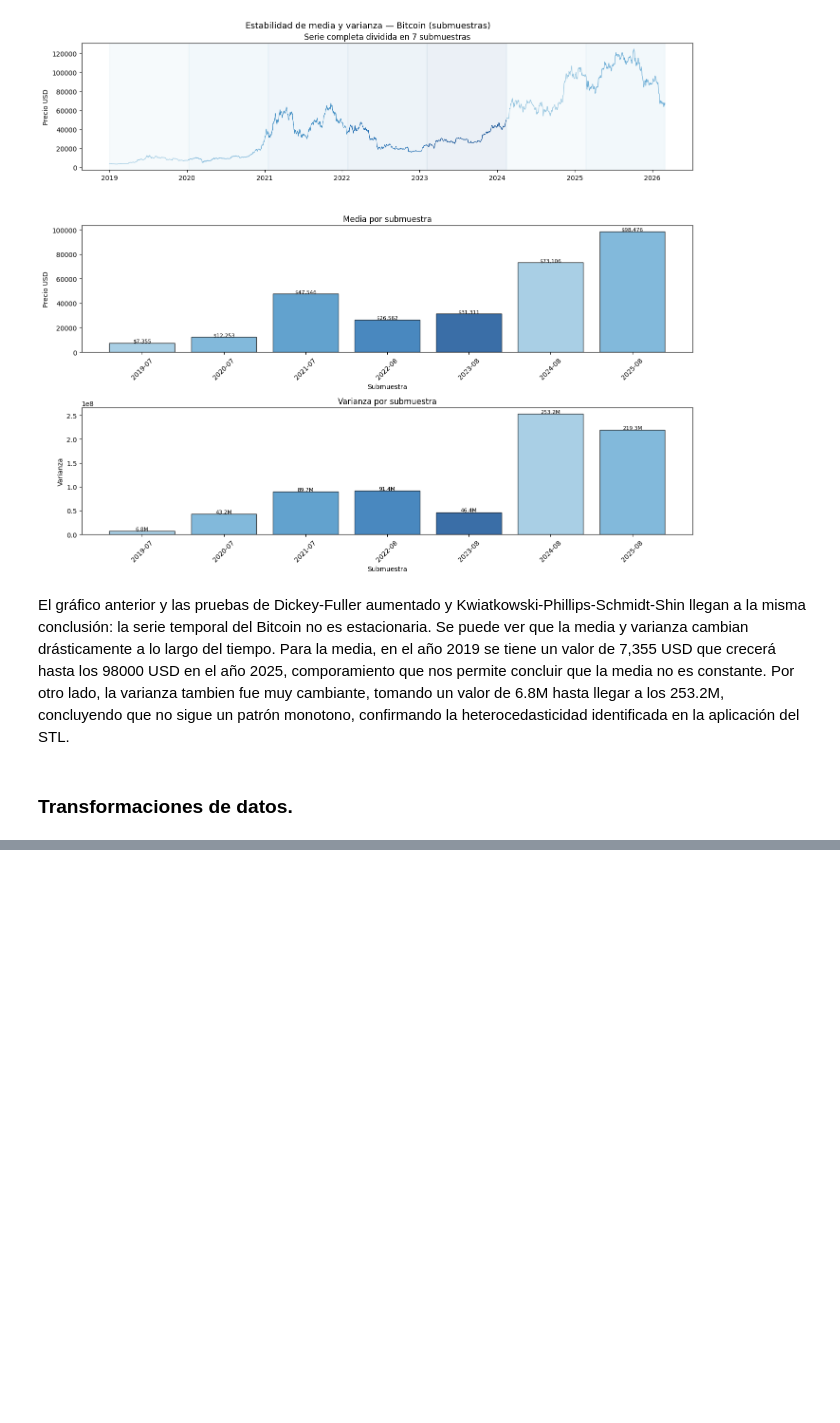
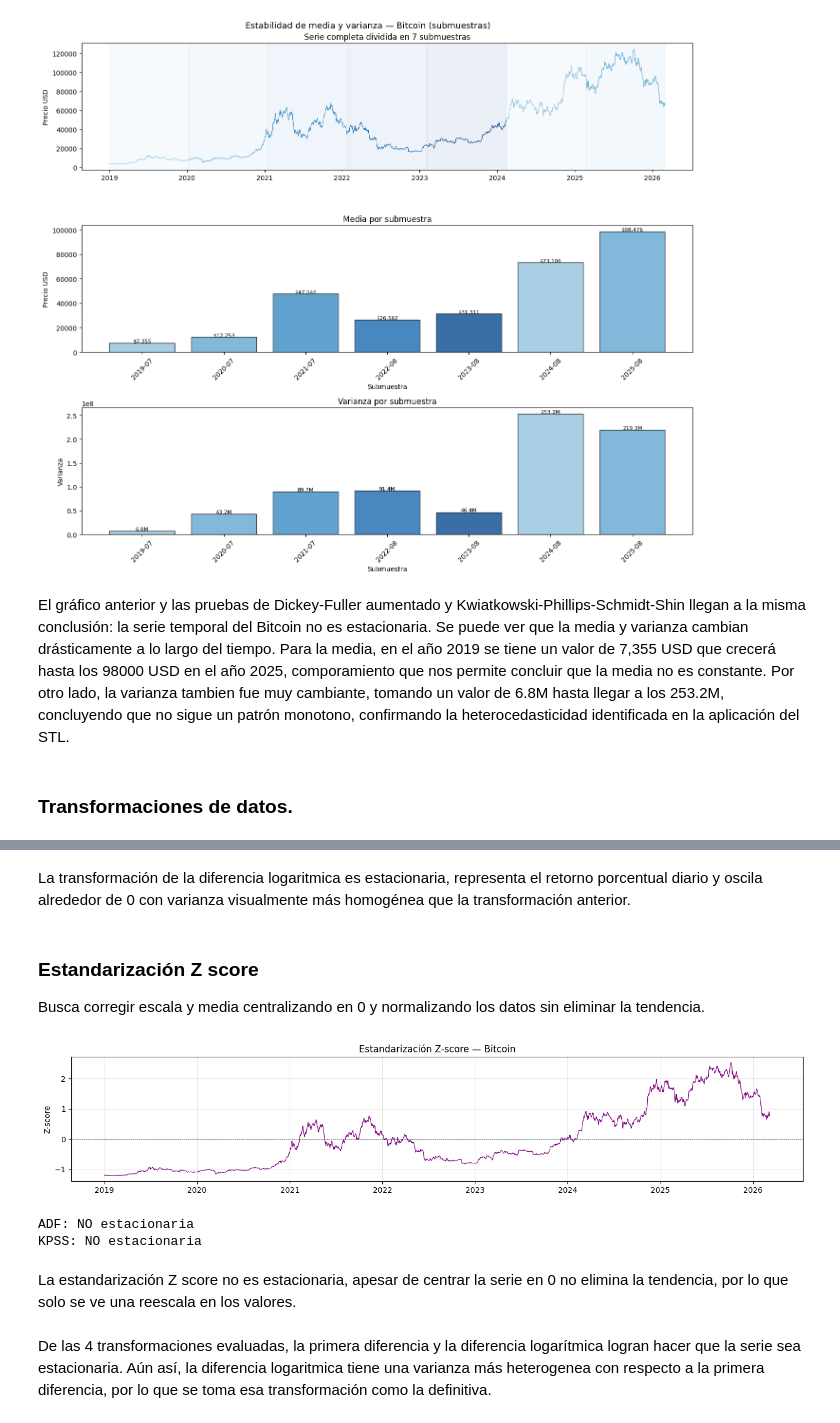
Before and after one commit to T1fff/Proyecto-Investigacion-Bitcoin, a Jupyter notebook: index.ipynb, the cells around one changed output, grey strips where cells are left out. Saved outputs shown, nothing was run; the diff lists cells and outputs as text; code cells hidden in the pictures; blank space fills up the shorter version.

```diff
--- a/index.ipynb
+++ b/index.ipynb
@@ -717,0 +798,26 @@ El gráfico anterior y las pruebas de Dickey-Fuller aumentado y Kwiatkowski-Phil
+# %% [markdown]
+La transformación de la diferencia logaritmica es estacionaria, representa el retorno porcentual diario y oscila alrededor de 0 con varianza visualmente más homogénea que la transformación anterior.
+# %% [markdown]
+### Estandarización Z score
+Busca corregir escala y media centralizando en 0 y normalizando los datos sin eliminar la tendencia.
+# %%
+serie_zscore = (serie_diaria - serie_diaria.mean()) / serie_diaria.std()
+
+plt.figure(figsize=(14, 3))
+plt.plot(serie_zscore, color='purple', linewidth=0.8)
+plt.axhline(0, color='black', linewidth=0.5, linestyle='--')
+plt.title('Estandarización Z-score — Bitcoin')
+plt.ylabel('Z-score')
+plt.grid(True, alpha=0.3)
+plt.tight_layout()
+plt.show()
+
+test_estacionariedad(serie_zscore, "Estandarización Z-score")
+# %% [output]
+[figure, added]
+ADF: NO estacionaria
+KPSS: NO estacionaria
+# %% [markdown]
+La estandarización Z score no es estacionaria, apesar de centrar la serie en 0 no elimina la tendencia, por lo que solo se ve una reescala en los valores.
+# %% [markdown]
+De las 4 transformaciones evaluadas, la primera diferencia y la diferencia logarítmica logran hacer que la serie sea estacionaria. Aún así, la diferencia logaritmica tiene una varianza más heterogenea con respecto a la primera diferencia, por lo que se toma esa transformación como la definitiva.
```
Also changed, not shown: parts of 12 cells of this notebook.
